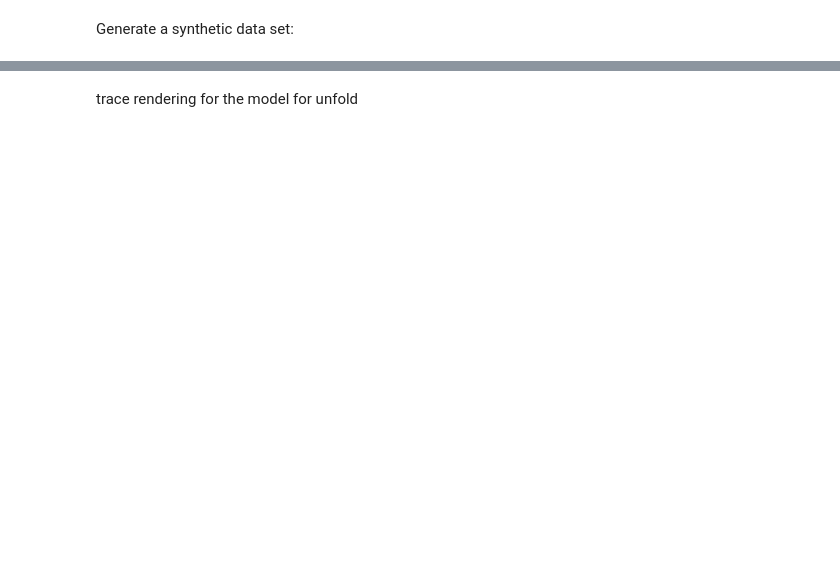
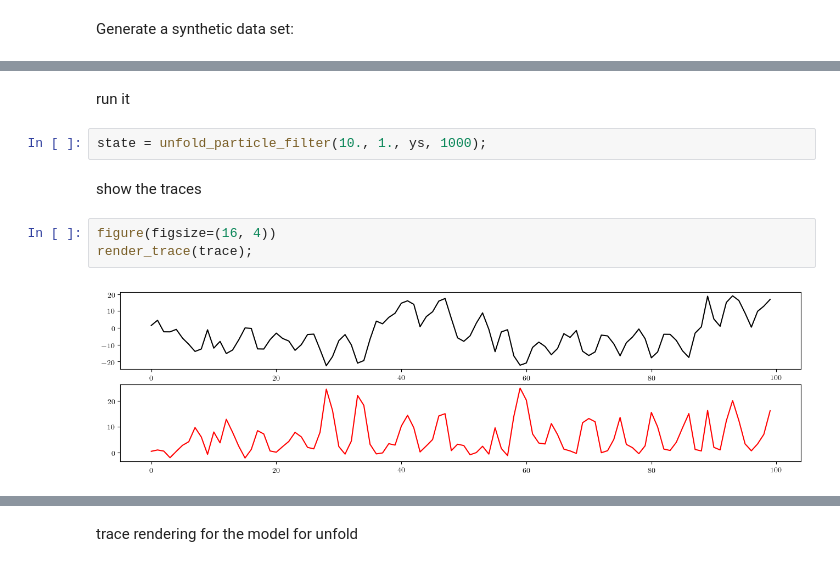
Before and after one commit to probcomp/gen-quickstart, a Jupyter notebook: tutorial-smc/Sequential Monte Carlo in Gen.ipynb, the cells around one changed output, grey strips where cells are left out. Cells and saved outputs as stored; diff of their text form; blank space fills up the shorter version.

```diff
--- a/tutorial-smc/Sequential Monte Carlo in Gen.ipynb
+++ b/tutorial-smc/Sequential Monte Carlo in Gen.ipynb
@@ -100,0 +223,11 @@ version of the model that uses unfold:
+# %% [markdown]
+run it
+# %%
+state = unfold_particle_filter(10., 1., ys, 1000);
+# %% [markdown]
+show the traces
+# %%
+figure(figsize=(16, 4))
+render_trace(trace);
+# %% [output]
+[figure, added]
```
Also changed, not shown: parts of 51 cells of this notebook.
